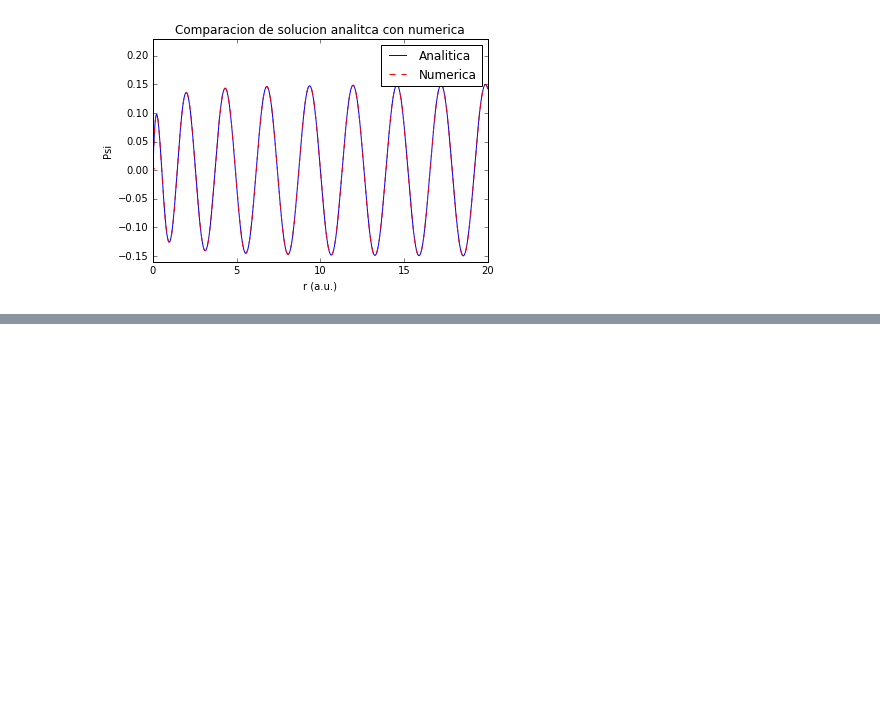
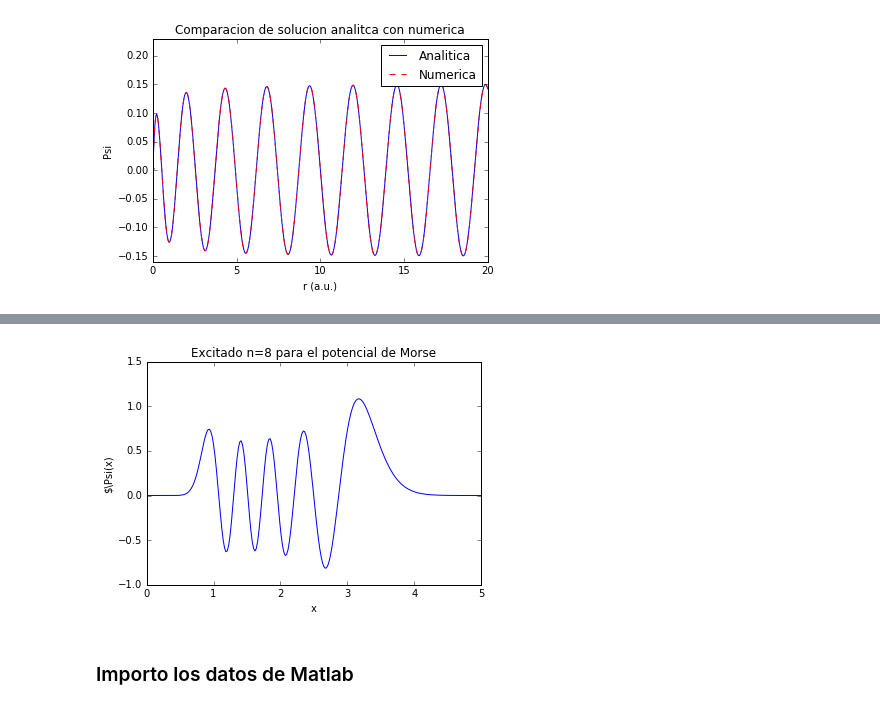
Before and after one commit to nicochunger/E3, a Jupyter notebook: Trabajo_Final_Estructura3_Nicolas_Unger.ipynb, the cells around one changed output, grey strips where cells are left out. Drawn from its saved outputs; the diff is of its cells as text; code cells hidden in the pictures; blank space fills up the shorter version.

```diff
--- a/Trabajo_Final_Estructura3_Nicolas_Unger.ipynb
+++ b/Trabajo_Final_Estructura3_Nicolas_Unger.ipynb
@@ -160,0 +221,42 @@ A menos de una constante multiplicativa coinciden muy bien. Se debe a la normali
+# %%
+# Solucion analitica de la ecuacion de Schrödinger con el potencial de Morse
+# Fuente: The Journal of Chemical Physics 88, 4535 (1988)
+
+def PsiMorse(x,n,xe,lamda):
+    """ Solucion analitica de la ecuaicon de Schrödinger con un potencial de Morse. """
+    z = 2*lamda*np.exp(-(x-xe))
+
+    return Nn(n, lamda) * z**(lamda-n-0.5) * np.exp(-0.5*z) * Ln(n, 2*lamda - 2*n - 1, z)
+
+def Nn(n, lamda):
+    """ Funcion N de la solucion de Morse. """
+    num = factorial(n) * (2*lamda - 2*n - 1)
+    den = gamma(2*lamda - n)
+    return np.sqrt(num/den)
+
+def Ln(n, alpha, z):
+    """ Polinomio de Laguerre generalizado. """
+    num = gamma(alpha + n +1)
+    den = gamma(alpha + 1)*factorial(n)
+    return (num/den) * hyp1f1(-n, alpha+1, z)
+# %%
+De = 0.175 # Poso del potencial
+alpha = 1.03
+R0 = 1.4 # R del minimo
+xe = alpha*R0
+mu = 1837/2 # Masa reducida
+lamda = np.sqrt(2*mu*De)/alpha
+grid = x*alpha
+
+psi_m_anly = PsiMorse(grid, 8, xe, lamda)
+# %%
+plt.plot(grid, psi_m_anly)
+plt.xlim([0,5])
+plt.xlabel("x")
+plt.ylabel("$\Psi(x)")
+plt.title("Excitado n=8 para el potencial de Morse")
+plt.show()
+# %% [output]
+[figure, added]
+# %% [markdown]
+### Importo los datos de Matlab
```
Also changed, not shown: parts of 24 cells of this notebook, 27 other files.
